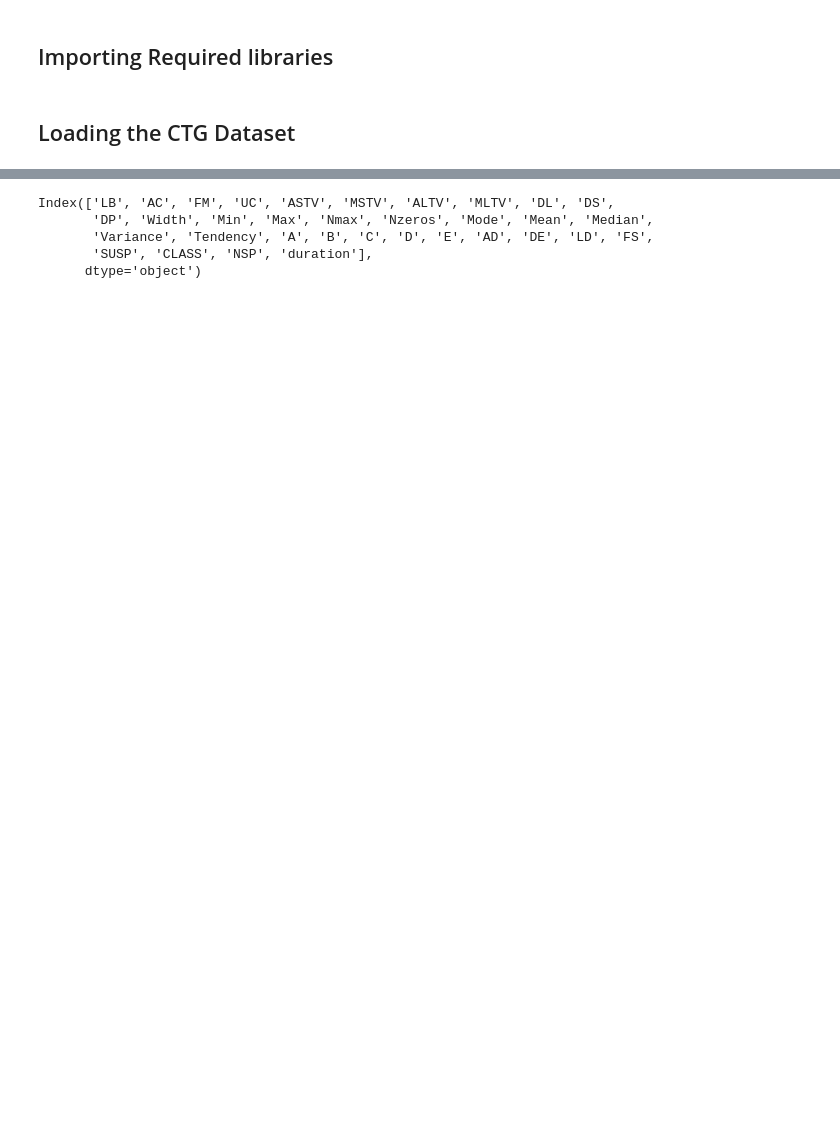
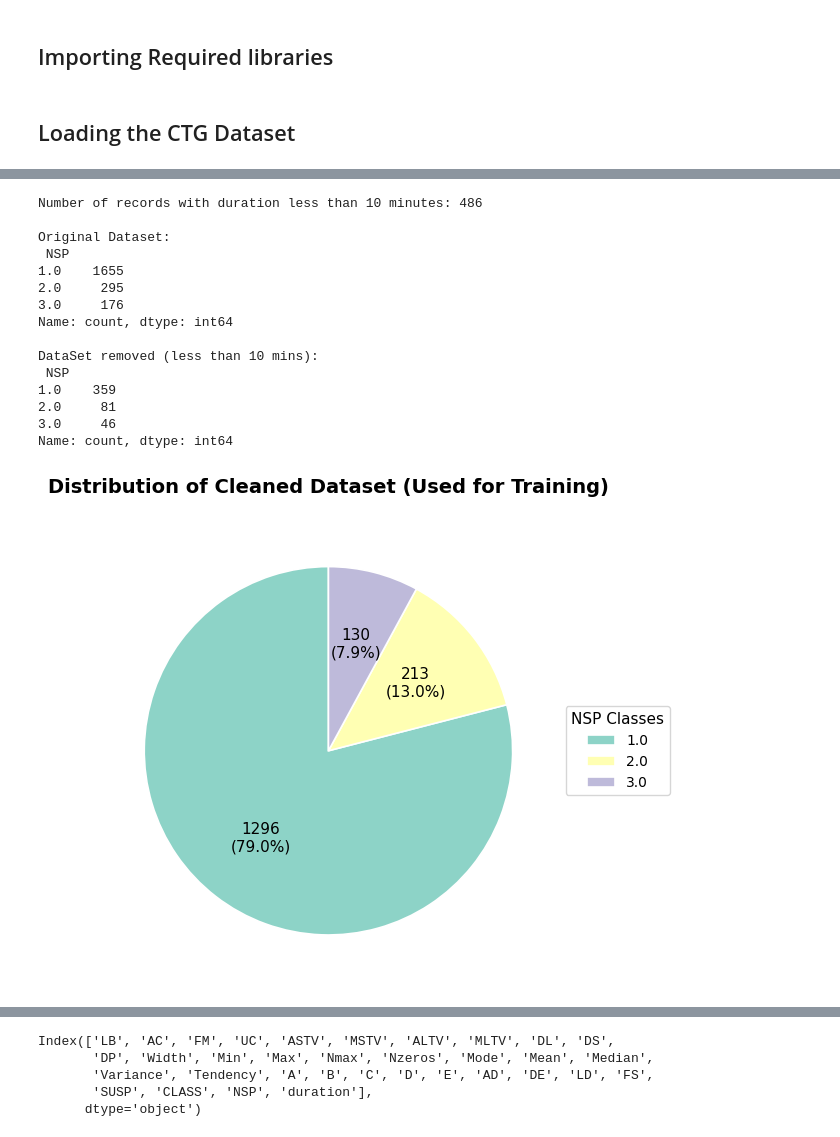
Before and after one commit to KIREETI001/MLDA-LIfeline-2025-JKZ-, a Jupyter notebook: Final_DataCleaning.ipynb, the cells around one changed output, grey strips where cells are left out. Drawn from its saved outputs; the diff is of its cells as text; code cells hidden in the pictures; blank space fills up the shorter version.

```diff
--- a/Final_DataCleaning.ipynb
+++ b/Final_DataCleaning.ipynb
@@ -21,5 +31,4 @@ from sklearn.metrics import classification_report, balanced_accuracy_score, conf
 # %% [markdown]
 ## Loading the CTG Dataset
 # %%
-data = pd.read_csv("CTG.csv")
-data.head()
+df = pd.read_csv("CTG.csv")
@@ -57,0 +51,5 @@ Cleaned data shape: (2130, 40)
+# %%
+# Drop rows where NSP is NaN
+df = df[df['NSP'].notna()]
+# Check the shape again after dropping NaN target rows
+print(df.shape)
@@ -80,6 +95,3 @@ dtype: int64
 # %%
-print("Original dataset shape:", data.shape)
-df = data.dropna()
-print("After removing rows with missing values:", df.shape)
-print("Rows removed:", data.shape[0] - df.shape[0])
+print(f"Cleaned data shape: {df.shape}")
 # %% [output]
@@ -184,3 +115,64 @@ plt.show()
+# %%
+# Identify rows where the duration (e - b) is less than 600 seconds (10 minutes)
+short_duration_rows = df[(df['e'] - df['b']) < 600]
+
+counts1 = df["NSP"].value_counts()  # Initial dataset
+counts2 = short_duration_rows["NSP"].value_counts() # Dataset with duration < 10 mins
+counts3 = df["NSP"].value_counts() - short_duration_rows["NSP"].value_counts()   # Cleaned dataset
+
+print(f"Number of records with duration less than 10 minutes: {len(short_duration_rows)} \n")
+print("Original Dataset:\n", counts1 )
+print("\nDataSet removed (less than 10 mins):\n", counts2)
+
+def func(pct, allvalues):
+    absolute = int(pct / 100. * sum(allvalues))
+    return f"{absolute}\n({pct:.1f}%)"
+
+plt.figure(figsize=(6, 6))
+
+# Custom color palette for clearer visuals
+colors = plt.cm.Set3(range(len(counts3)))
+
+# Create pie chart
+wedges, texts, autotexts = plt.pie(
+    counts3,
+    autopct=lambda pct: func(pct, counts3),
+    startangle=90,
+    colors=colors,
+    textprops={"fontsize": 11, "color": "black"},
+    wedgeprops={"edgecolor": "white", "linewidth": 1.2}
+)
+
+# Add legend and title
+plt.legend(
+    counts3.index,
+    title="NSP Classes",
+    loc="center left",
+    bbox_to_anchor=(1, 0.5),
+    fontsize=10,
+    title_fontsize=11
+)
+
+plt.title("Distribution of Cleaned Dataset (Used for Training)", fontsize=14, fontweight="bold", pad=20)
+plt.tight_layout()
+plt.show()
+# %% [output]
+Number of records with duration less than 10 minutes: 486
+
+Original Dataset:
+ NSP
+1.0    1655
+2.0     295
+3.0     176
+Name: count, dtype: int64
+
+DataSet removed (less than 10 mins):
+ NSP
+1.0    359
+2.0     81
+3.0     46
+Name: count, dtype: int64
+[figure, added]
 # %%
 df['duration'] = df['e'] - df['b']
 df = df[df['duration'] > 600]
```
Also changed, not shown: parts of 25 cells of this notebook, 1 other file.
